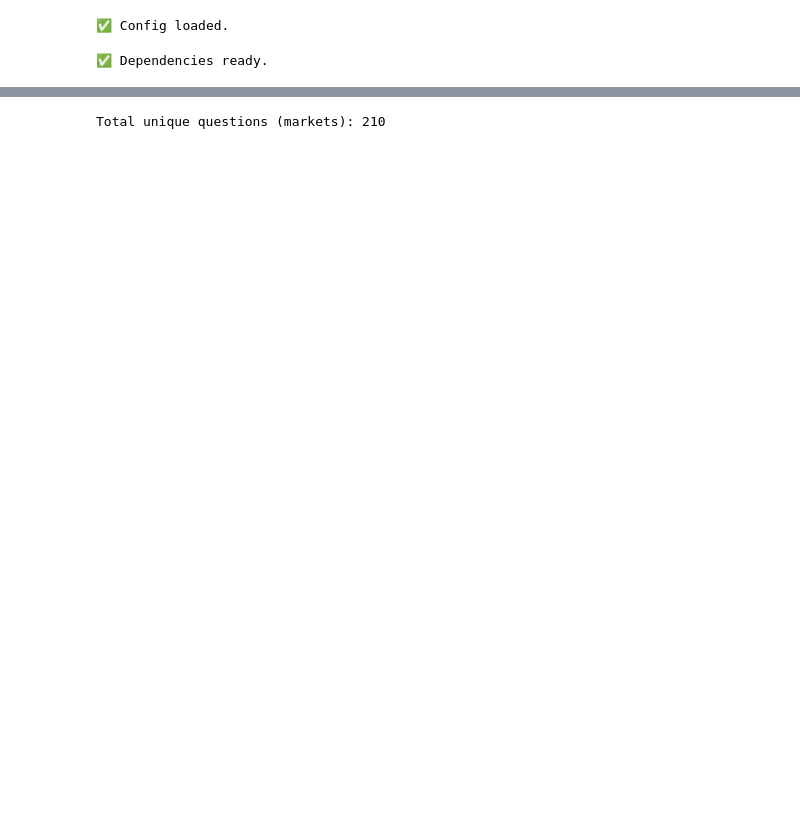
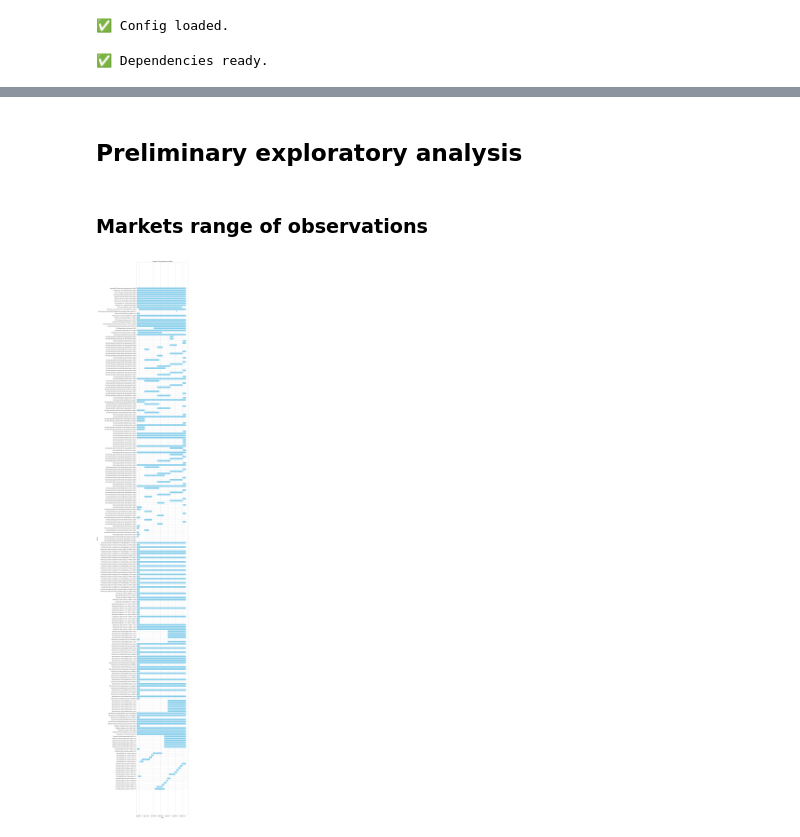
Before and after one commit to AB3rnhard/DABE_Thesis_Hoefer_Khanh, a Jupyter notebook: Feature Engineering SQL polymarket database.ipynb, the cells around one changed output, grey strips where cells are left out. Cells and saved outputs as stored; diff of their text form; code cells hidden in the pictures; blank space fills up the shorter version.

Commit message:
first batch of feature selection

```diff
--- a/Feature Engineering SQL polymarket database.ipynb
+++ b/Feature Engineering SQL polymarket database.ipynb
@@ -22,6 +151,8 @@ LOCAL_DATA_DIR  = "./Data"
 TABLE_NAME      = "markets"
 SCRAPED_AT_COL  = "scraped_at"
 QUESTION_COL    = "question"
+
+BUCKET_FETCHING = False  # False to skip S3 fetching and use local files only
 
 # Columns to DROP before pivoting (identifiers / near-100%-null / pure metadata)
 # Add or remove entries here to control which variables end up in the timeseries.
@@ -368,6 +452,36 @@ scraped_at
-# %%
-#how many "questions" do we have in the dataset?
-questions = df.columns.get_level_values(1).unique()
-print(f"\nTotal unique questions (markets): {len(questions)}")
-# %% [output]
-Total unique questions (markets): 210
+# %% [markdown]
+## Preliminary exploratory analysis
+# %% [markdown]
+### Markets range of observations
+# %%
+# Range of observations ---------------------------
+
+# Do all markets (questions) cover the same period of time?
+# Plot one horizontal bar per market from first to last non-null observation.
+import seaborn as sns
+import matplotlib.pyplot as plt
+
+sns.set_style("whitegrid")
+plt.figure(figsize=(12, 0.3 * len(markets)))
+
+for i, market in enumerate(markets):
+    # Select this market from MultiIndex columns (level 1 = question/market).
+    sub = df.xs(market, axis=1, level=1)
+    row_has_data = sub.notna().any(axis=1)
+
+    if not row_has_data.any():
+        continue
+
+    first_non_null = sub.index[row_has_data][0]
+    last_non_null = sub.index[row_has_data][-1]
+    duration_days = (last_non_null - first_non_null).total_seconds() / 86400
+    plt.barh(i, duration_days, left=first_non_null, color="skyblue")
+
+plt.yticks(range(len(markets)), markets)
+plt.xlabel("Date")
+plt.ylabel("Market")
+plt.title("Range of Observations per Market")
+plt.tight_layout()
+plt.show()
+# %% [output]
+[figure, added]
```
Also changed, not shown: parts of 25 cells of this notebook.
